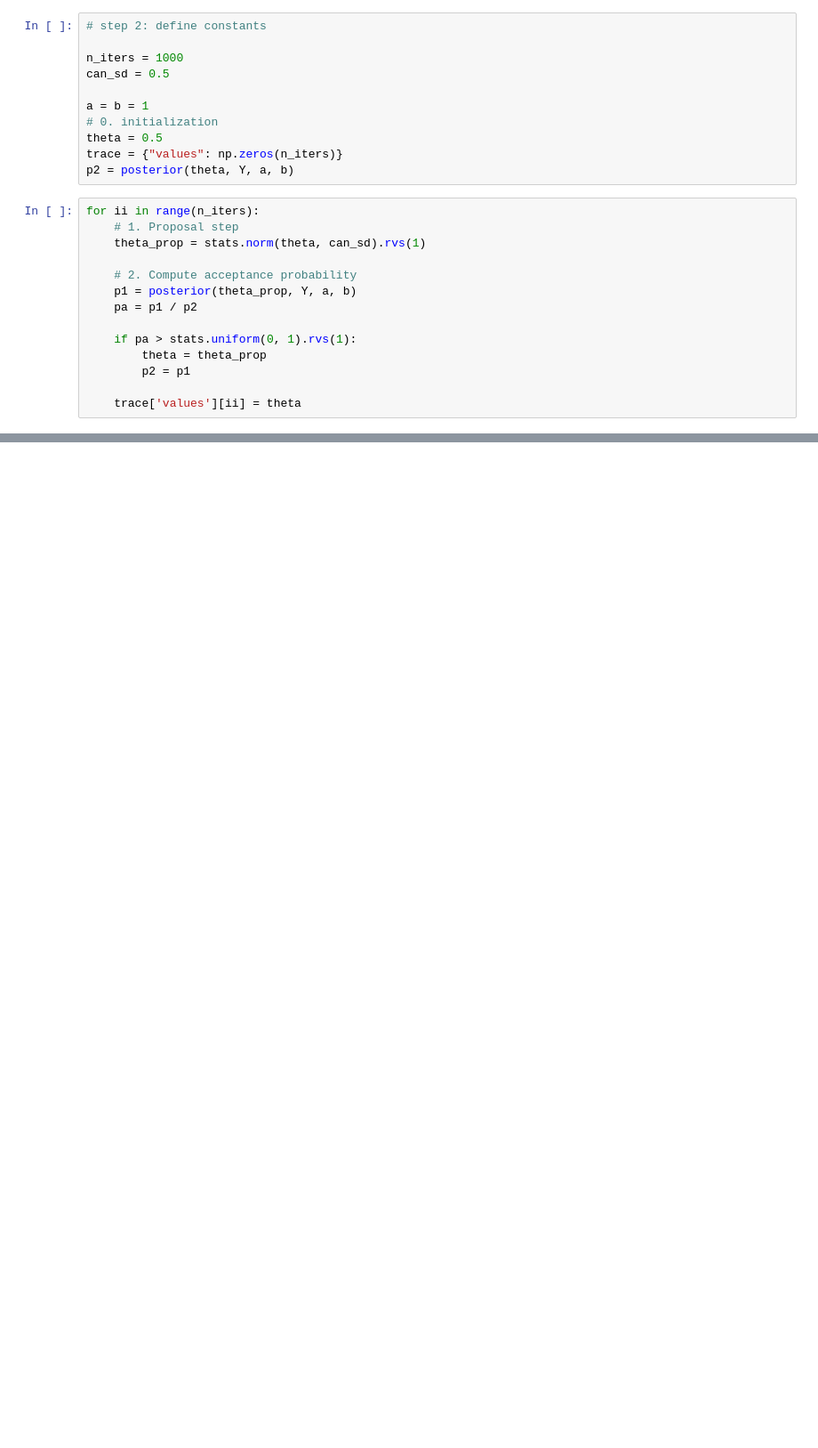
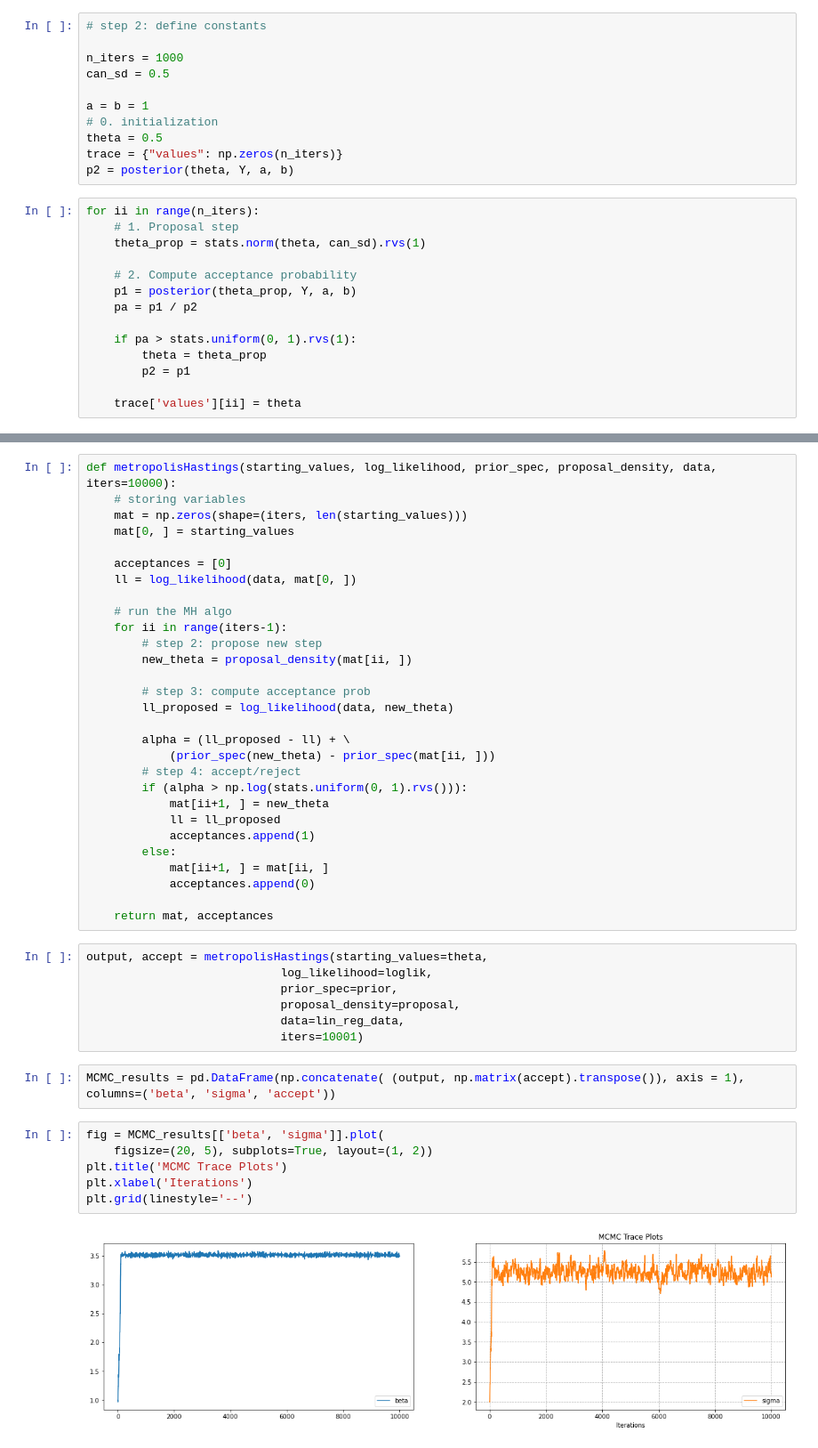
Before and after one commit to A-Morariu/MCMC, a Jupyter notebook: A Definitive Guide to MCMC.ipynb, the cells around one changed output, grey strips where cells are left out. Shown at 89% size. Drawn from its saved outputs; the diff is of its cells as text; blank space fills up the shorter version.

Commit message:
attempts at likelihood computation

```diff
--- a/A Definitive Guide to MCMC.ipynb
+++ b/A Definitive Guide to MCMC.ipynb
@@ -468,0 +539,46 @@ pd.DataFrame(trace).plot( ax=ax2, grid = True, kind = 'hist', orientation = 'hor
+# %%
+def metropolisHastings(starting_values, log_likelihood, prior_spec, proposal_density, data, iters=10000):
+    # storing variables
+    mat = np.zeros(shape=(iters, len(starting_values)))
+    mat[0, ] = starting_values
+
+    acceptances = [0]
+    ll = log_likelihood(data, mat[0, ])
+
+    # run the MH algo
+    for ii in range(iters-1):
+        # step 2: propose new step
+        new_theta = proposal_density(mat[ii, ])
+
+        # step 3: compute acceptance prob
+        ll_proposed = log_likelihood(data, new_theta)
+
+        alpha = (ll_proposed - ll) + \
+            (prior_spec(new_theta) - prior_spec(mat[ii, ]))
+        # step 4: accept/reject
+        if (alpha > np.log(stats.uniform(0, 1).rvs())):
+            mat[ii+1, ] = new_theta
+            ll = ll_proposed
+            acceptances.append(1)
+        else:
+            mat[ii+1, ] = mat[ii, ]
+            acceptances.append(0)
+
+    return mat, acceptances
+# %%
+output, accept = metropolisHastings(starting_values=theta,
+                            log_likelihood=loglik,
+                            prior_spec=prior,
+                            proposal_density=proposal,
+                            data=lin_reg_data,
+                            iters=10001)
+# %%
+MCMC_results = pd.DataFrame(np.concatenate( (output, np.matrix(accept).transpose()), axis = 1), columns=('beta', 'sigma', 'accept'))
+# %%
+fig = MCMC_results[['beta', 'sigma']].plot(
+    figsize=(20, 5), subplots=True, layout=(1, 2))
+plt.title('MCMC Trace Plots')
+plt.xlabel('Iterations')
+plt.grid(linestyle='--')
+# %% [output]
+[figure, added]
```
Also changed, not shown: parts of 21 cells of this notebook, 2 other files.
